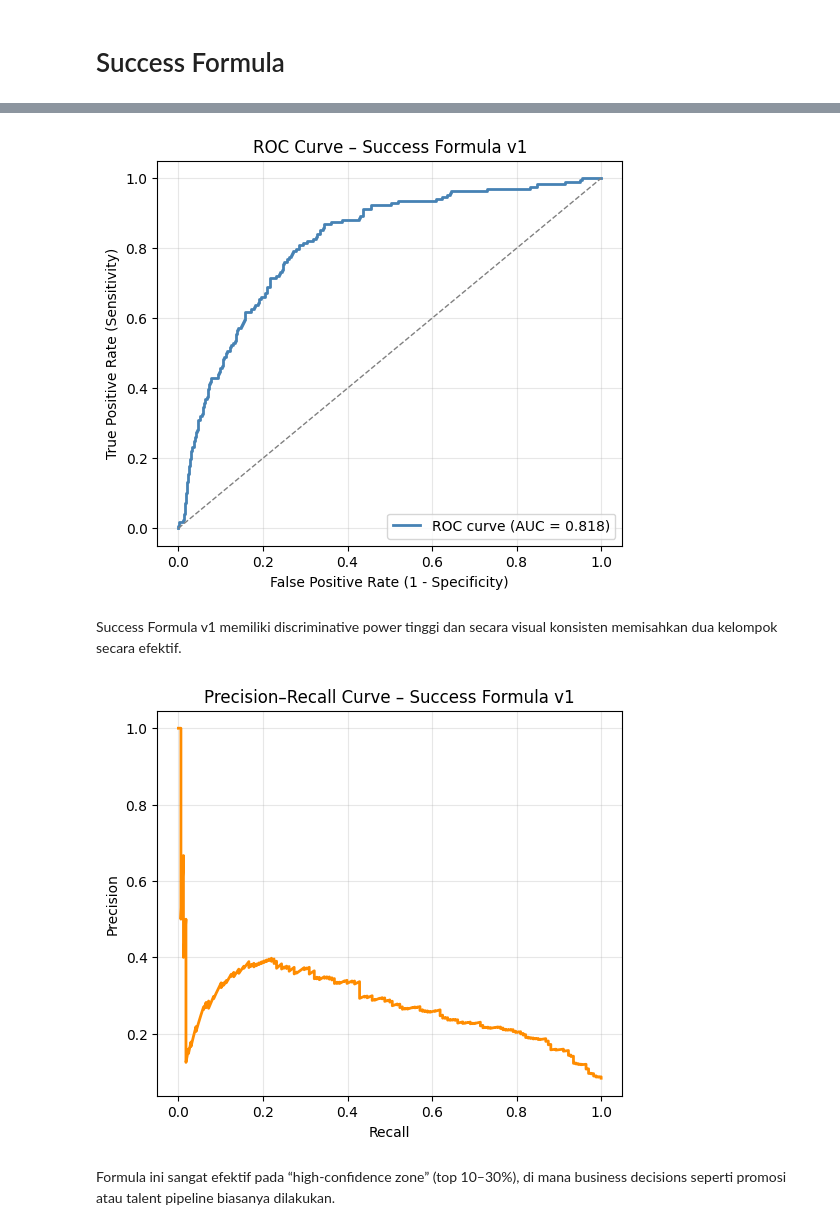
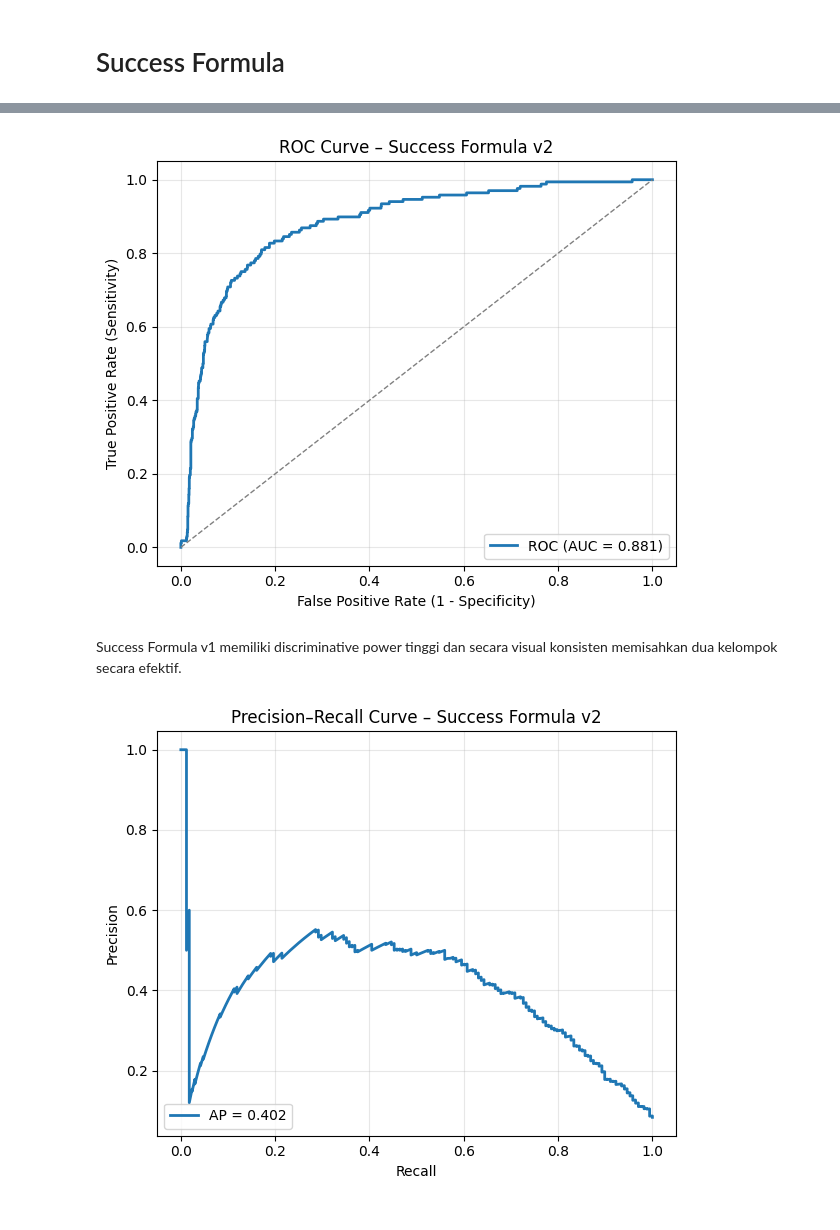
Before and after one commit to MuhammadNurilHuda/talent-match-intelligence, a Jupyter notebook: notebooks/step1_redthreads.ipynb, the cells around one changed output, grey strips where cells are left out. Cells and saved outputs as stored; diff of their text form; code cells hidden in the pictures.

```diff
--- a/notebooks/step1_redthreads.ipynb
+++ b/notebooks/step1_redthreads.ipynb
@@ -404,21 +727,27 @@ plt.show()
 # %% [markdown]
 # Success Formula
 # %%
-scores, perf_latest = compute_success_score_from_fetchers(IO)
+df_comp       = fetch_competency_wide_latest()   # wide 10 pilar
+df_str        = fetch_strengths()                # long (employee_id, rank, theme)
+df_papi_wide  = fetch_papi_wide()                # Papi_* (wide)
+df_psych      = fetch_profiles_psych_full()      # profiles_psych penuh
+perf_latest   = fetch_perf_latest()              # label
 
-# gabungkan label buat evaluasi cepat (opsional)
-df_eval = scores.merge(perf_latest[["employee_id","rating"]], on="employee_id", how="inner")
-df_eval["is_high"] = (df_eval["rating"]==5).astype(int)
+# 2) DISC cleaning (dua huruf)
+df_psych = fix_disc_combination(df_psych)
+series_disc = df_psych.set_index("employee_id")["disc"]
 
-# quick sanity metrics (tanpa file evaluasi terpisah)
-def precision_at_k(y_true, y_score, k=0.1):
-    import numpy as np, pandas as pd
-    n = len(y_true); top = int(np.ceil(k*n))
-    idx = np.argsort(-y_score)[:top]
-    return float(pd.Series(y_true).iloc[idx].mean())
+# 3) Jalankan Success Formula v2
+s_v2, parts = success_score_v2(
+    df_comp, df_str, df_psych, df_papi_wide, series_disc
+)
 
-base = df_eval["is_high"].mean()
-p10  = precision_at_k(df_eval["is_high"], df_eval["success_score"], 0.10)
-print({"baseline_rate": float(base), "precision@10%": p10})
+# 4) Evaluasi ringkas
+df_eval = parts.copy()
+df_eval["success_v2"] = s_v2
+df_eval = df_eval.merge(perf_latest[["employee_id","rating"]],
+                        left_index=True, right_on="employee_id", how="left")
+df_eval["is_high"] = (df_eval["rating"] == 5).astype(int)
+
 df_eval.head()
 # %% [output]
@@ -500,32 +844,36 @@ prec_at_k_by_group(res, "education", 0.10), prec_at_k_by_group(res, "grade", 0.1
 # %%
-# ROC
-fpr, tpr, _ = roc_curve(y, s)
+y  = df_eval["is_high"].astype(int)
+s2 = df_eval["success_v2"].astype(float)
+
+fpr, tpr, _ = roc_curve(y, s2)
 roc_auc = auc(fpr, tpr)
 
 plt.figure(figsize=(6, 5))
-plt.plot(fpr, tpr, color="steelblue", lw=2, label=f"ROC curve (AUC = {roc_auc:.3f})")
+plt.plot(fpr, tpr, lw=2, label=f"ROC (AUC = {roc_auc:.3f})")
 plt.plot([0, 1], [0, 1], color="gray", lw=1, linestyle="--")
-plt.title("ROC Curve – Success Formula v1")
+plt.title("ROC Curve – Success Formula v2")
 plt.xlabel("False Positive Rate (1 - Specificity)")
 plt.ylabel("True Positive Rate (Sensitivity)")
 plt.legend(loc="lower right")
 plt.grid(alpha=0.3)
+plt.tight_layout()
 plt.show()
 # %% [output]
-[figure, old version]
+[figure, new version]
 # %% [markdown]
 Success Formula v1 memiliki discriminative power tinggi dan secara visual konsisten memisahkan dua kelompok secara efektif.
 # %%
-# Precision–Recall curve
-prec, rec, _ = precision_recall_curve(y, s)
+prec, rec, _ = precision_recall_curve(y, s2)
+ap = average_precision_score(y, s2)
+
 plt.figure(figsize=(6, 5))
-plt.plot(rec, prec, color="darkorange", lw=2)
-plt.title("Precision–Recall Curve – Success Formula v1")
+plt.plot(rec, prec, lw=2, label=f"AP = {ap:.3f}")
+plt.title("Precision–Recall Curve – Success Formula v2")
 plt.xlabel("Recall")
 plt.ylabel("Precision")
 plt.grid(alpha=0.3)
+plt.legend(loc="lower left")
+plt.tight_layout()
 plt.show()
 # %% [output]
-[figure, old version]
+[figure, new version]
-# %% [markdown]
-Formula ini sangat efektif pada “high-confidence zone” (top 10–30%), di mana business decisions seperti promosi atau talent pipeline biasanya dilakukan.
```
Also changed, not shown: parts of 23 cells of this notebook, 7 other files.
